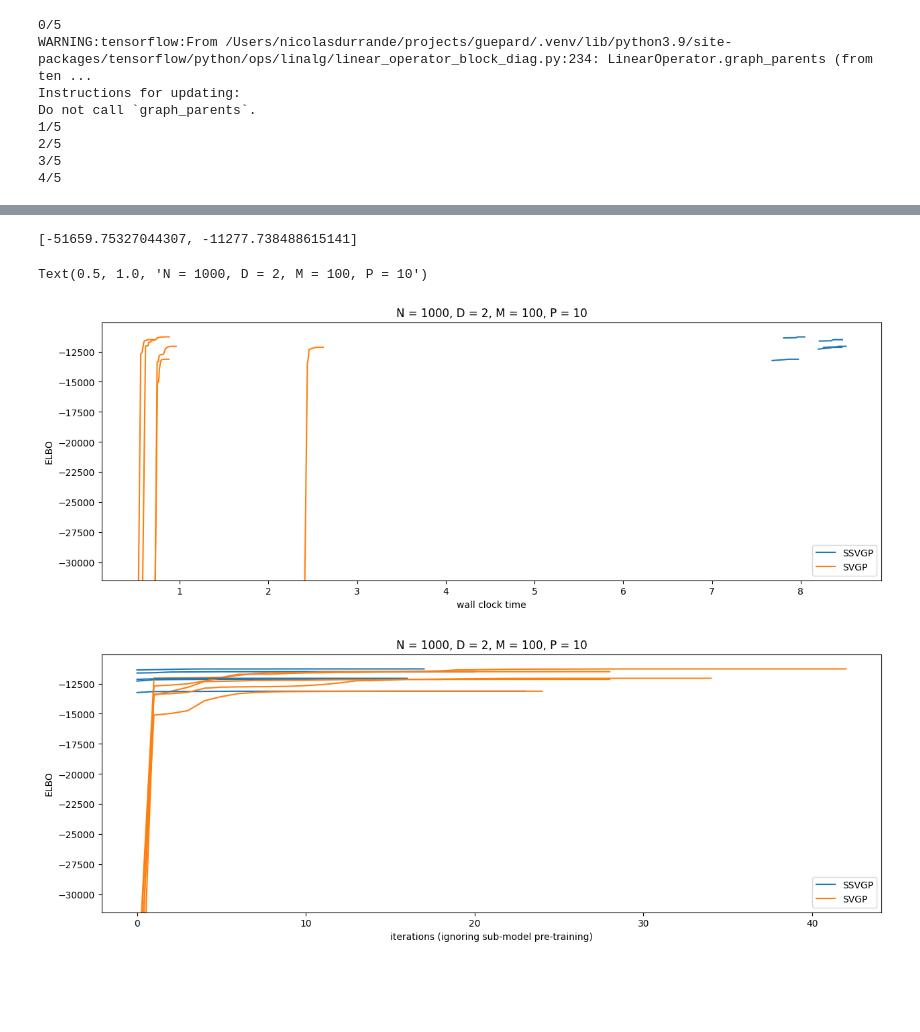
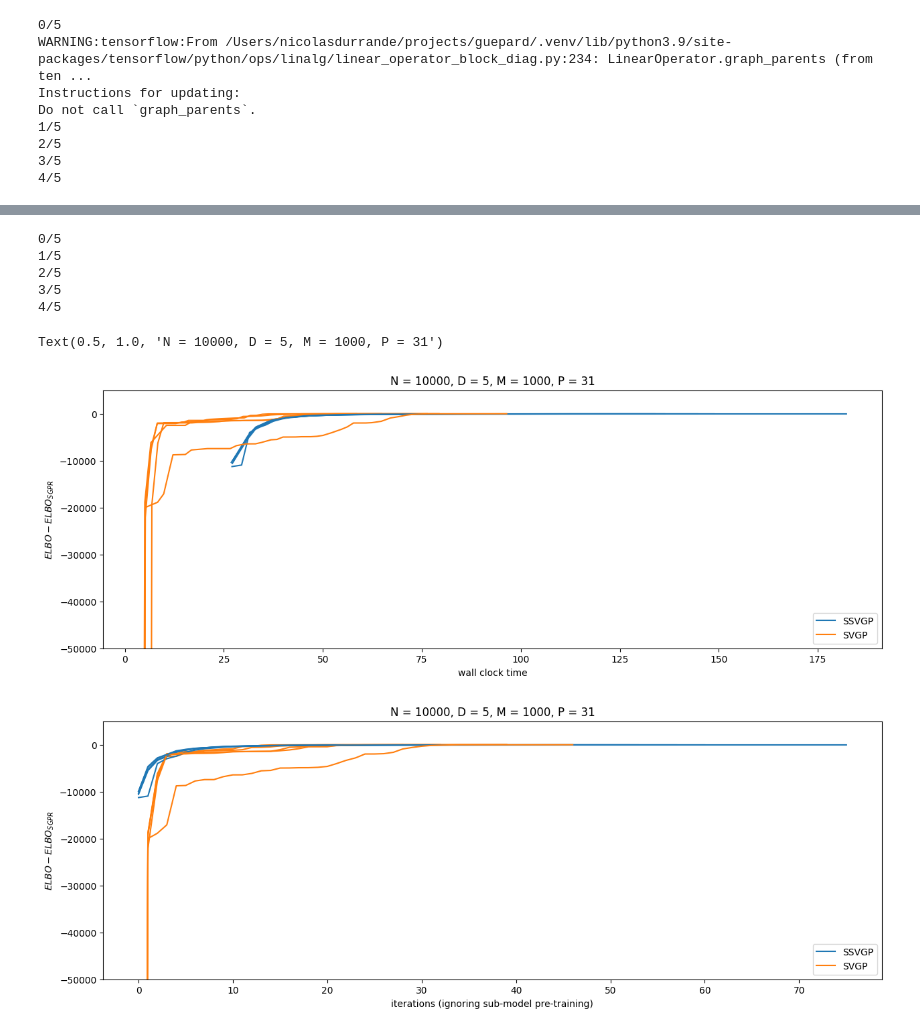
Before and after one commit to NicolasDurrande/guepard, a Jupyter notebook: notebooks/equivalent_obs_SVGP_initialisation.ipynb, the cells around one changed output, grey strips where cells are left out. Cells and saved outputs as stored; diff of their text form; code cells hidden in the pictures; blank space fills up the shorter version.

Commit message:
updated notebook version, efficient param is still way slower than classic svgp

```diff
--- a/notebooks/equivalent_obs_SVGP_initialisation.ipynb
+++ b/notebooks/equivalent_obs_SVGP_initialisation.ipynb
@@ -14,13 +12,13 @@ import time
 rng = np.random.RandomState(123)
 tf.random.set_seed(42)
 
-D = 2       # input space dimension
-N = 1000     # number of observation points
-M = 100      # number of inducing points
-P = 10      # number of blocks in the SSVGP param (ie num of submodels in the GP ensemble)
+D = 5                   # input space dimension
+N = 10000               # number of observation points
+M = 1000                # number of inducing points
+P = int(np.sqrt(M))     # number of blocks in the SSVGP param (ie num of submodels in the GP ensemble)
 num_rep = 5
 
-kernel =  gpflow.kernels.Matern32(lengthscales=[M**(-1/D)]*D)
+kernel =  gpflow.kernels.Matern32(lengthscales=[M**(-1/D)]*D)  # inducing points are roughly 1 lengthscale apart
 gpflow.set_trainable(kernel, False)
 gpflow.utilities.print_summary(kernel)
 
@@ -211,31 +209,40 @@ Text(0.5, 1.0, 'SSVGP: N = 1000, D = 2, M = 100, P = 10')
+# %%
+SGPR_evidence = []
+
+for i in range(num_rep):
+    print(f"{i}/{num_rep}")
+    m = gpflow.models.SGPR((X[i], Y[i]), kernel, Z[i], noise_variance=noise_var)
+    SGPR_evidence += [- m.elbo()]
+# %% [output]
+0/5
+1/5
+2/5
+3/5
+4/5
 # %%
-ylim = [min(np.nanmin(-Traces_ssvgp), np.nanmin(-Traces_svgp)), max(np.nanmax(-Traces_ssvgp), np.nanmax(-Traces_svgp))]
-print(ylim)
-
-ylim = (ylim[0] + .5 * (ylim[1] - ylim[0]), ylim[1] + .03 * (ylim[1] - ylim[0]))
+ylim = (-50000, 5000)
 
 fig, ax = plt.subplots(1, 1, figsize=(15, 5))
 for i in range(0, num_rep):
-    plt.plot(Times_ssvgp[:, i], -Traces_ssvgp[:, i], "C0", label="SSVGP" if i==0 else None);
-    plt.plot(Times_svgp[:, i], -Traces_svgp[:, i], "C1", label="SVGP" if i==0 else None);
+    plt.plot(Times_ssvgp[:, i], -Traces_ssvgp[:, i] + SGPR_evidence[i], "C0", label="SSVGP" if i==0 else None);
+    plt.plot(Times_svgp[:, i], -Traces_svgp[:, i] + SGPR_evidence[i], "C1", label="SVGP" if i==0 else None);
     plt.xlabel("wall clock time")
-    plt.ylabel("ELBO")
+    plt.ylabel("$ELBO - ELBO_{SGPR}$")
     plt.ylim(ylim)
 
 plt.legend()
 plt.title(f"N = {N}, D = {D}, M = {M}, P = {P}")
 
 fig, ax = plt.subplots(1, 1, figsize=(15, 5))
 for i in range(0, num_rep):
-    plt.plot(-Traces_ssvgp[:, i], "C0", label="SSVGP" if i==0 else None);
-    plt.plot(-Traces_svgp[:, i], "C1", label="SVGP" if i==0 else None);
+    plt.plot(-Traces_ssvgp[:, i] + SGPR_evidence[i], "C0", label="SSVGP" if i==0 else None);
+    plt.plot(-Traces_svgp[:, i] + SGPR_evidence[i], "C1", label="SVGP" if i==0 else None);
     plt.xlabel("iterations (ignoring sub-model pre-training)")
-    plt.ylabel("ELBO")
+    plt.ylabel("$ELBO - ELBO_{SGPR}$")
     plt.ylim(ylim)
 plt.legend()
 plt.title(f"N = {N}, D = {D}, M = {M}, P = {P}")
 # %% [output]
-[-51659.75327044307, -11277.738488615141]
+Text(0.5, 1.0, 'N = 10000, D = 5, M = 1000, P = 31')
-Text(0.5, 1.0, 'N = 1000, D = 2, M = 100, P = 10')
-[figure, old version]
+[figure, new version]
-[figure, old version]
+[figure, new version]
```
Also changed, not shown: parts of 6 cells of this notebook.
